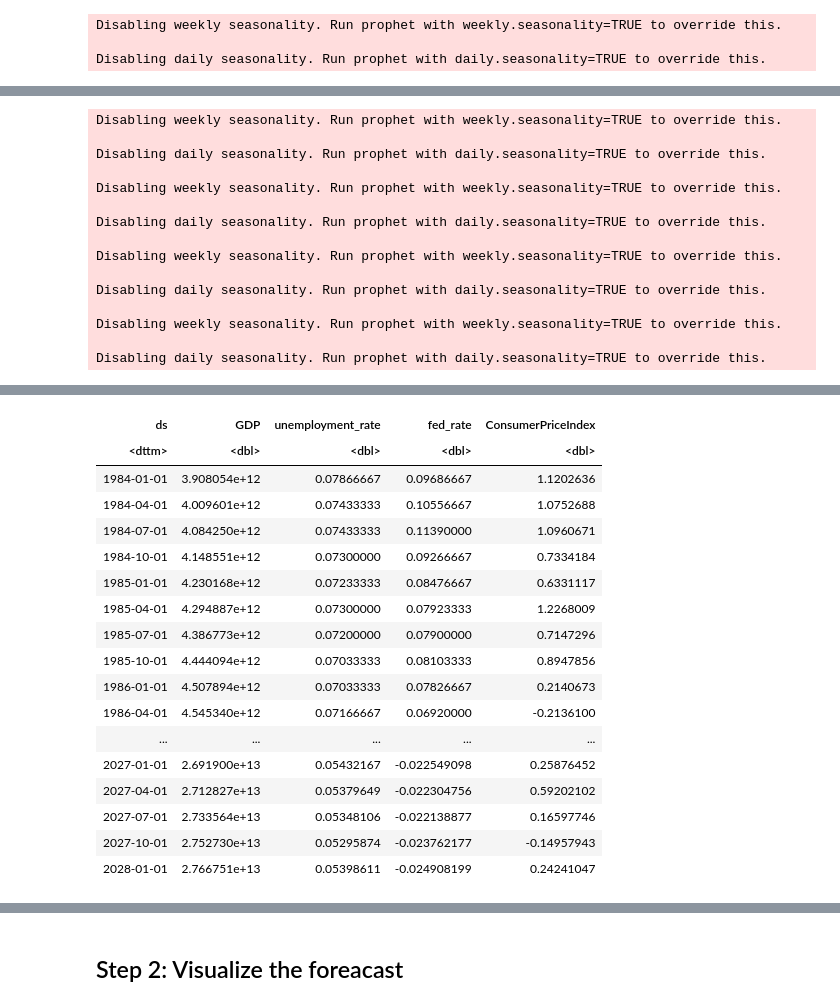
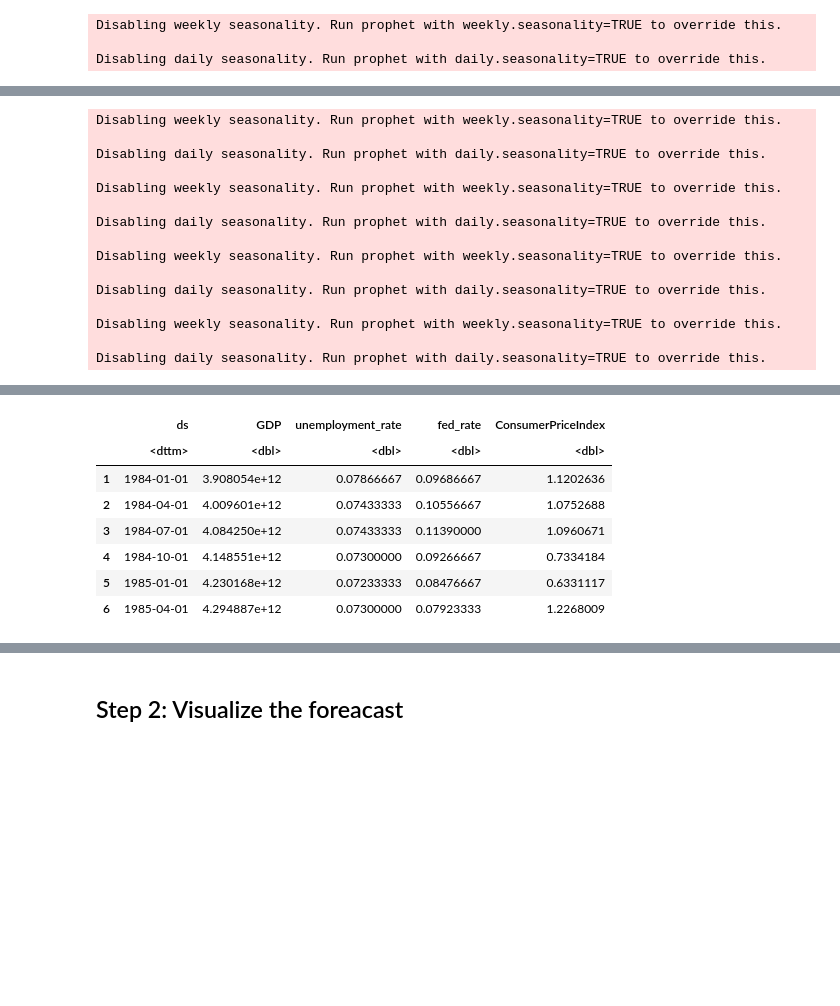
Before and after one commit to nzarama-kouadio/DUKE_MIDS_QFC_Final_Project, a Jupyter notebook: model_prediction/prophet_model.ipynb, the cells around one changed output, grey strips where cells are left out. Drawn from its saved outputs; the diff is of its cells as text; code cells hidden in the pictures; blank space fills up the shorter version.

```diff
--- a/model_prediction/prophet_model.ipynb
+++ b/model_prediction/prophet_model.ipynb
@@ -747,7 +692,10 @@ prophet_data_2 <- data.frame(
     GDP = deposit_regressor_data$GDP,
     unemployment_rate = deposit_regressor_data$unemployment_rate,
     fed_rate = deposit_regressor_data$fed_rate,
-    ConsumerPriceIndex = deposit_regressor_data$ConsumerPriceIndex
+    ConsumerPriceIndex = deposit_regressor_data$ConsumerPriceIndex # stop here if it makes things worse
+    )
+# Handle Consumer price index last missing value
+prophet_data_2$ConsumerPriceIndex[is.na(prophet_data_2$ConsumerPriceIndex)] <- mean(prophet_data_2$ConsumerPriceIndex, na.rm = TRUE)
 
-)
-#prophet_data_2
+head(prophet_data_2)
+tail(prophet_data_2)
@@ -811,13 +730,14 @@ prophet_model_2 <- add_regressor(prophet_model_2, 'unemployment_rate')
 prophet_model_2 <- add_regressor(prophet_model_2, 'ConsumerPriceIndex')
 prophet_model_2 <- add_regressor(prophet_model_2, 'fed_rate')
 
-# Step 2: Fit the model: Training the model
-prophet_model_2 <- fit.prophet(prophet_model_2, train_data_2) # syntax
+
+# Step 2: Fit the model: full data the model
+prophet_model_2 <- fit.prophet(prophet_model_2, prophet_data_2) # syntax
 # %% [output]
 Disabling weekly seasonality. Run prophet with weekly.seasonality=TRUE to override this.
 
 Disabling daily seasonality. Run prophet with daily.seasonality=TRUE to override this.
 # %%
 # Step 4: Create a future dataframe
-future_train_data_2 <- make_future_dataframe(prophet_model_2, periods = 33, freq = "quarter") # start counting from the end of the training data: 2020 Q4 to 2028 Q1
-future_train_data_2 # The output of make_future_dataframe() will include both the training data dates and the newly created future dates.future_train_data_2
+future_data_2 <- make_future_dataframe(prophet_model_2, periods = 15, freq = "quarter") # start counting from the end of the training data: 2020 Q4 to 2028 Q1
+#future_data_2  # The output of make_future_dataframe() will include both the training data dates and the newly created future dates.future_train_data_2
@@ -844,23 +744,23 @@ A data.frame: 177 × 1
 # %%
 # Step 1: Create dataframes for GDP and unemployment rate
 gdp_data <- data.frame(
-  ds = train_data_2$ds, # Use the same date column as in your training data
-  y = train_data_2$GDP  # Use the GDP column
+  ds = prophet_data_2$ds, # Use the same date column as in your training data
+  y = prophet_data_2$GDP  # Use the GDP column
 )
 
 unemployment_data <- data.frame(
-  ds = train_data_2$ds, # Use the same date column as in your training data
-  y = train_data_2$unemployment_rate # Use the unemployment rate column
+  ds = prophet_data_2$ds, # Use the same date column as in your training data
+  y = prophet_data_2$unemployment_rate # Use the unemployment rate column
 )
 
 fed_data <- data.frame(
-  ds = train_data_2$ds, # Use the same date column as in your training data
-  y = train_data_2$fed_rate # Use the fed rate column
+  ds = prophet_data_2$ds, # Use the same date column as in your training data
+  y = prophet_data_2$fed_rate # Use the fed rate column
 )
 
 CPI_data <- data.frame(
-  ds = train_data_2$ds, # Use the same date column as in your training data
-  y = train_data_2$ConsumerPriceIndex # Use the CPI column
+  ds = prophet_data_2$ds, # Use the same date column as in your training data
+  y = prophet_data_2$ConsumerPriceIndex # Use the CPI column
 )
 
 # Step 2: Fit Prophet models for GDP and unemployment rate
@@ -869,11 +769,11 @@ unemployment_model <- prophet(unemployment_data) # Fit the unemployment rate mod
 fed_model <- prophet(fed_data)
 CPI_model <- prophet(CPI_data)
 
-# Step 3: Generate future dataframes matching the number of rows in future_train_data_2
-future_gdp <- make_future_dataframe(gdp_model, periods = nrow(future_train_data_2) - nrow(train_data_2), freq = "quarter")
-future_unemployment <- make_future_dataframe(unemployment_model, periods = nrow(future_train_data_2) - nrow(train_data_2), freq = "quarter")
-future_fed <- make_future_dataframe(fed_model, periods = nrow(future_train_data_2) - nrow(train_data_2), freq = "quarter")
-future_CPI <- make_future_dataframe(CPI_model, periods = nrow(future_train_data_2) - nrow(train_data_2), freq = "quarter")
+# Step 3: Generate future dataframes matching the number of rows in future_data_2
+future_gdp <- make_future_dataframe(gdp_model, periods = nrow(future_data_2) - nrow(prophet_data_2), freq = "quarter")
+future_unemployment <- make_future_dataframe(unemployment_model, periods = nrow(future_data_2) - nrow(prophet_data_2), freq = "quarter")
+future_fed <- make_future_dataframe(fed_model, periods = nrow(future_data_2) - nrow(prophet_data_2), freq = "quarter")
+future_CPI <- make_future_dataframe(CPI_model, periods = nrow(future_data_2) - nrow(prophet_data_2), freq = "quarter")
 
 # Step 4: Forecast the future regressor values
 gdp_forecast <- predict(gdp_model, future_gdp)
@@ -881,20 +781,24 @@ unemployment_forecast <- predict(unemployment_model, future_unemployment)
 fed_forecast <- predict(fed_model, future_fed)
 CPI_forcast <- predict(CPI_model, future_CPI)
 
+
 # Step 5: Extract forecasted values for GDP and unemployment rate
-future_GDP_values <- gdp_forecast$yhat[(nrow(train_data_2) + 1):nrow(future_gdp)]
-future_unemployment_values <- unemployment_forecast$yhat[(nrow(train_data_2) + 1):nrow(future_unemployment)]
-future_fed_rate_values <- fed_forecast$yhat[(nrow(train_data_2) + 1):nrow(future_fed)]
-future_CPI_values <- CPI_forcast$yhat[(nrow(train_data_2) + 1):nrow(future_CPI)]
+future_GDP_values <- gdp_forecast$yhat[(nrow(prophet_data_2) + 1):nrow(future_gdp)]
+future_unemployment_values <- unemployment_forecast$yhat[(nrow(prophet_data_2) + 1):nrow(future_unemployment)]
+future_fed_rate_values <- fed_forecast$yhat[(nrow(prophet_data_2) + 1):nrow(future_fed)]
+future_CPI_values <- CPI_forcast$yhat[(nrow(prophet_data_2) + 1):nrow(future_CPI)]
 
-# Step 6: Add future GDP and unemployment rate values to future_train_data_2
-future_train_data_2$GDP <- c(train_data_2$GDP, future_GDP_values) # Combine training and future GDP values
-future_train_data_2$unemployment_rate <- c(train_data_2$unemployment_rate, future_unemployment_values) # Combine training and future unemployment rate values
-future_train_data_2$fed_rate <- c(train_data_2$fed_rate, future_fed_rate_values) # Combine training and future GDP values
-future_train_data_2$ConsumerPriceIndex <- c(train_data_2$ConsumerPriceIndex, future_CPI_values) # Combine training and future GDP values
 
-# Step 7: Verify the updated future_train_data_2
-View(future_train_data_2) # Check the final dataframe with added columns
+# Step 6: Add future GDP and unemployment rate values to future_data_2
+future_data_2$GDP <- c(prophet_data_2$GDP, future_GDP_values) # Combine training and future GDP values
+future_data_2$unemployment_rate <- c(prophet_data_2$unemployment_rate, future_unemployment_values) # Combine training and future unemployment rate values
+future_data_2$fed_rate <- c(prophet_data_2$fed_rate, future_fed_rate_values)
+future_data_2$ConsumerPriceIndex <- c(prophet_data_2$ConsumerPriceIndex, future_CPI_values)
+
+# Step 7: Verify the updated future_data_2
+
+head(future_data_2) # Check the final dataframe with added co
+tail(future_data_2)
 # %% [output]
 Disabling weekly seasonality. Run prophet with weekly.seasonality=TRUE to override this.
 
@@ -915,18 +819,8 @@ A data.frame: 177 × 5
-| ds | GDP | unemployment_rate | fed_rate | ConsumerPriceIndex |
-| <dttm> | <dbl> | <dbl> | <dbl> | <dbl> |
-| 1984-01-01 | 3.908054e+12 | 0.07866667 | 0.09686667 | 1.1202636 |
-| 1984-04-01 | 4.009601e+12 | 0.07433333 | 0.10556667 | 1.0752688 |
-| 1984-07-01 | 4.084250e+12 | 0.07433333 | 0.11390000 | 1.0960671 |
-| 1984-10-01 | 4.148551e+12 | 0.07300000 | 0.09266667 | 0.7334184 |
-| 1985-01-01 | 4.230168e+12 | 0.07233333 | 0.08476667 | 0.6331117 |
-| 1985-04-01 | 4.294887e+12 | 0.07300000 | 0.07923333 | 1.2268009 |
-| 1985-07-01 | 4.386773e+12 | 0.07200000 | 0.07900000 | 0.7147296 |
-| 1985-10-01 | 4.444094e+12 | 0.07033333 | 0.08103333 | 0.8947856 |
-| 1986-01-01 | 4.507894e+12 | 0.07033333 | 0.07826667 | 0.2140673 |
-| 1986-04-01 | 4.545340e+12 | 0.07166667 | 0.06920000 | -0.2136100 |
-| ... | ... | ... | ... | ... |
-| 2027-01-01 | 2.691900e+13 | 0.05432167 | -0.022549098 | 0.25876452 |
-| 2027-04-01 | 2.712827e+13 | 0.05379649 | -0.022304756 | 0.59202102 |
-| 2027-07-01 | 2.733564e+13 | 0.05348106 | -0.022138877 | 0.16597746 |
-| 2027-10-01 | 2.752730e+13 | 0.05295874 | -0.023762177 | -0.14957943 |
-| 2028-01-01 | 2.766751e+13 | 0.05398611 | -0.024908199 | 0.24241047 |
+|  | ds | GDP | unemployment_rate | fed_rate | ConsumerPriceIndex |
+|  | <dttm> | <dbl> | <dbl> | <dbl> | <dbl> |
+| 1 | 1984-01-01 | 3.908054e+12 | 0.07866667 | 0.09686667 | 1.1202636 |
+| 2 | 1984-04-01 | 4.009601e+12 | 0.07433333 | 0.10556667 | 1.0752688 |
+| 3 | 1984-07-01 | 4.084250e+12 | 0.07433333 | 0.11390000 | 1.0960671 |
+| 4 | 1984-10-01 | 4.148551e+12 | 0.07300000 | 0.09266667 | 0.7334184 |
+| 5 | 1985-01-01 | 4.230168e+12 | 0.07233333 | 0.08476667 | 0.6331117 |
+| 6 | 1985-04-01 | 4.294887e+12 | 0.07300000 | 0.07923333 | 1.2268009 |
```
Also changed, not shown: parts of 36 cells of this notebook, 2 other files.
